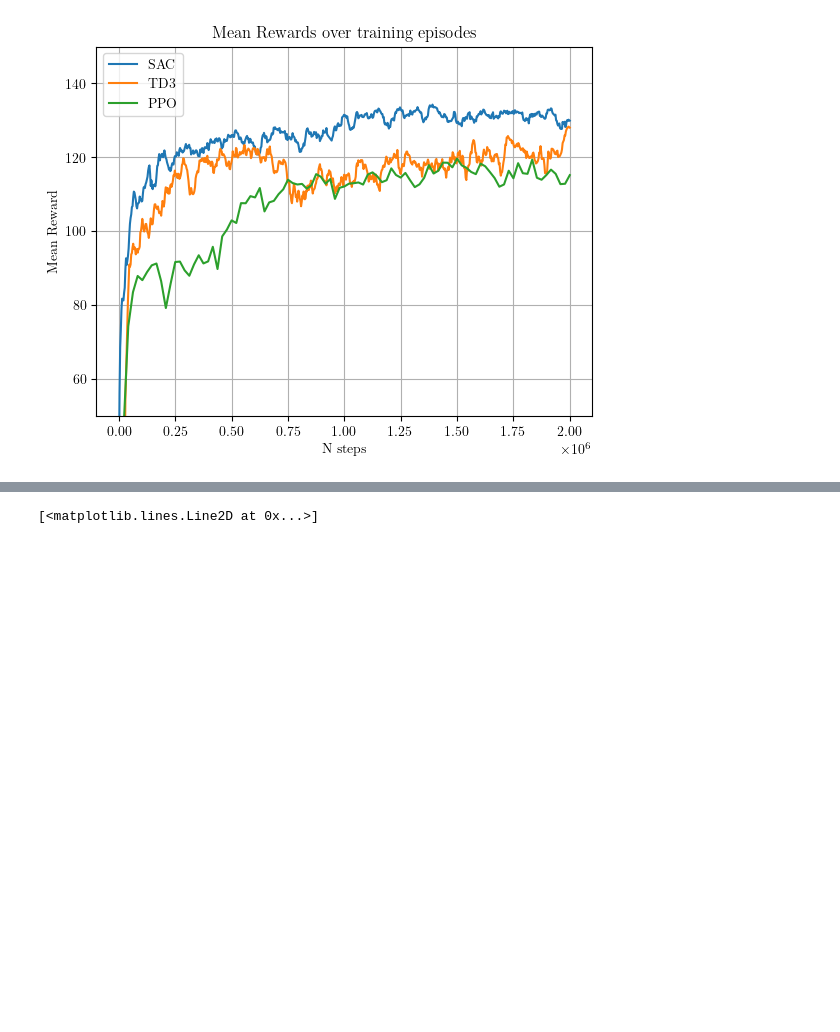
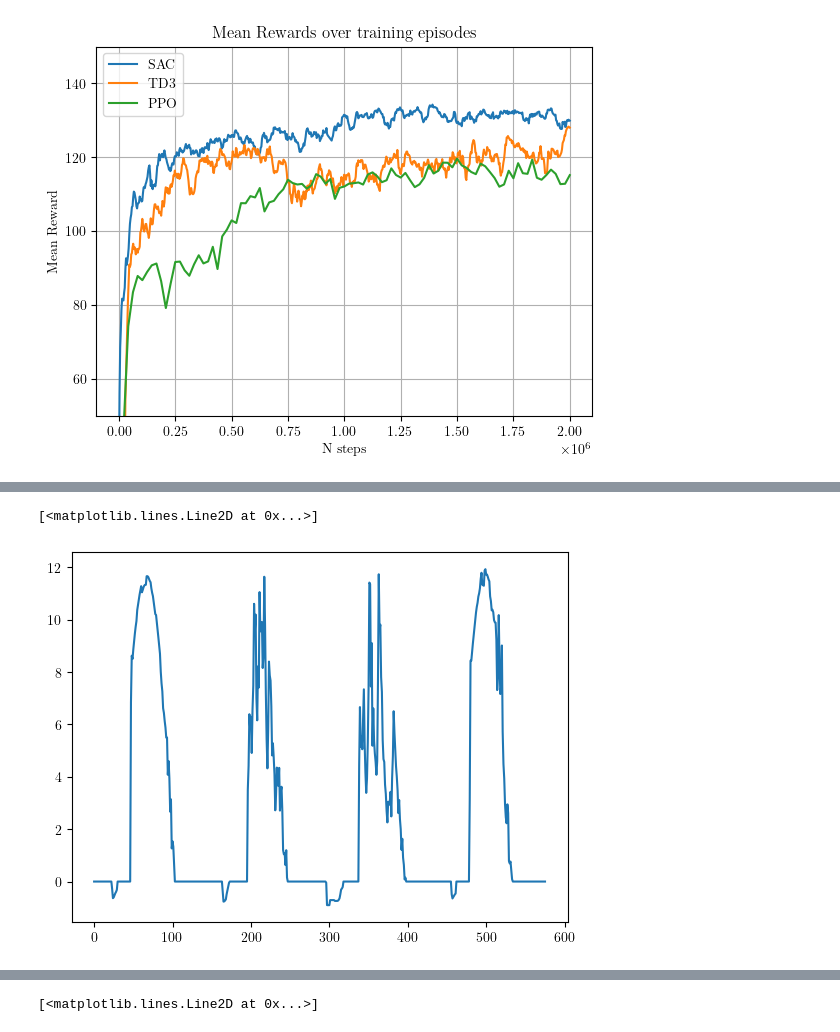
Before and after one commit to Claudio-zb/RL_WEF_MS, a Jupyter notebook: prando3.ipynb, the cells around one changed output, grey strips where cells are left out. Cells and saved outputs as stored; diff of their text form; code cells hidden in the pictures; blank space fills up the shorter version.

```diff
--- a/prando3.ipynb
+++ b/prando3.ipynb
@@ -134,0 +120,5 @@ model.learning_rate
+# %%
+plt.plot(responses1[-1,288*2:288*4])
+# %% [output]
+[<matplotlib.lines.Line2D at 0x...>]
+[figure, added]
```
Also changed, not shown: parts of 14 cells of this notebook, 3 other files.
